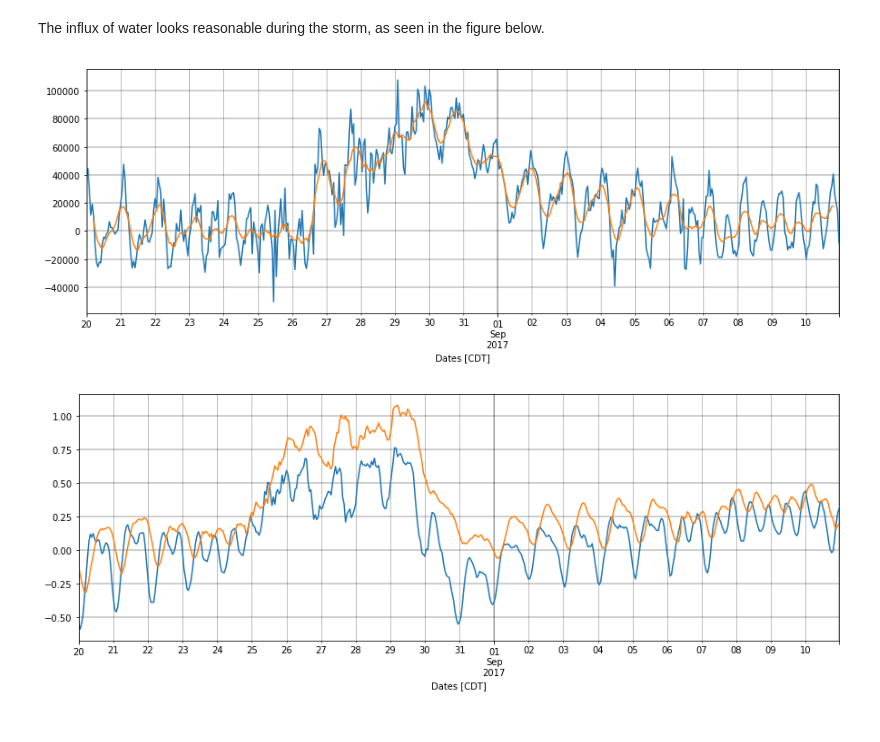
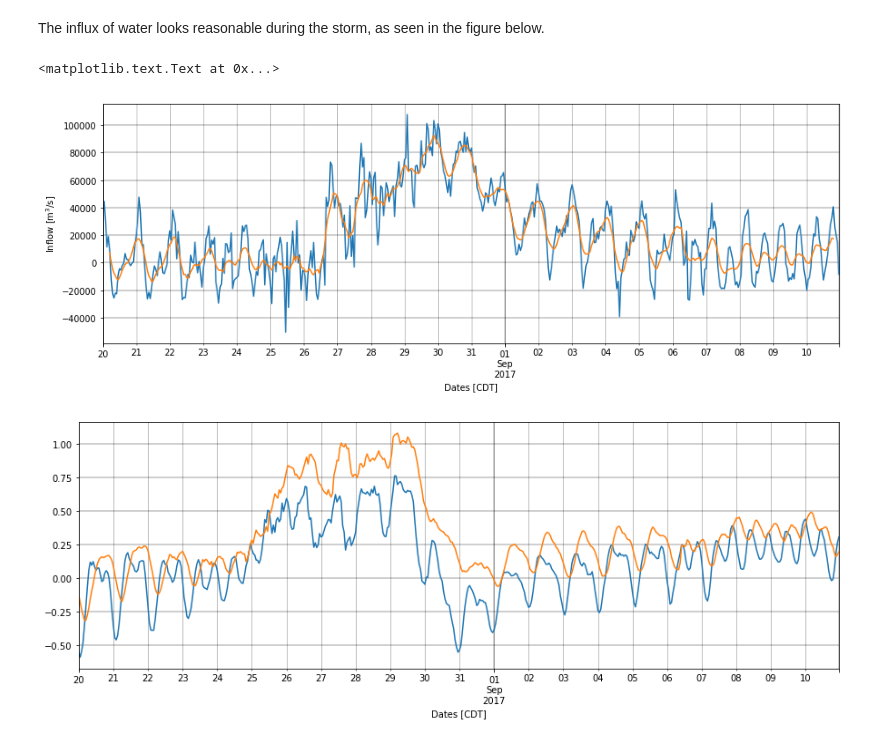
Before and after one commit to kthyng/flood_estimate, a Jupyter notebook: Analysis.ipynb, the cells around one changed output. Cells and saved outputs as stored; diff of their text form; code cells hidden in the pictures.

```diff
--- a/Analysis.ipynb
+++ b/Analysis.ipynb
@@ -362,11 +362,13 @@ The influx of water looks reasonable during the storm, as seen in the figure bel
 # %%
 Qin['2017-8-20':'2017-9-10'].plot(figsize=(15,5), grid=True)
 (Qin['2017-8-20':'2017-9-10'].rolling(center=True, window=10).mean()).plot(figsize=(15,5), grid=True)
 # Qch['2017-8-20':'2017-9-10'].plot(grid=True)
 plt.grid(which='major', lw=1.5, color='k', alpha=0.25)
 plt.grid(which='minor', lw=1, color='k', alpha=0.25)
+plt.ylabel('Inflow [m$^3$/s]')
 # %% [output]
+<matplotlib.text.Text at 0x...>
-[figure, old version]
+[figure, new version]
 # %%
 # # Qin['2017-8-20':'2017-9-10'].plot(figsize=(15,5), grid=True)
 # (Qin.rolling(center=True, window=100).mean())['2017-8-10':'2017-9-10'].plot(figsize=(15,5), grid=True)
```
Also changed, not shown: parts of 8 cells of this notebook, 1 other file.
